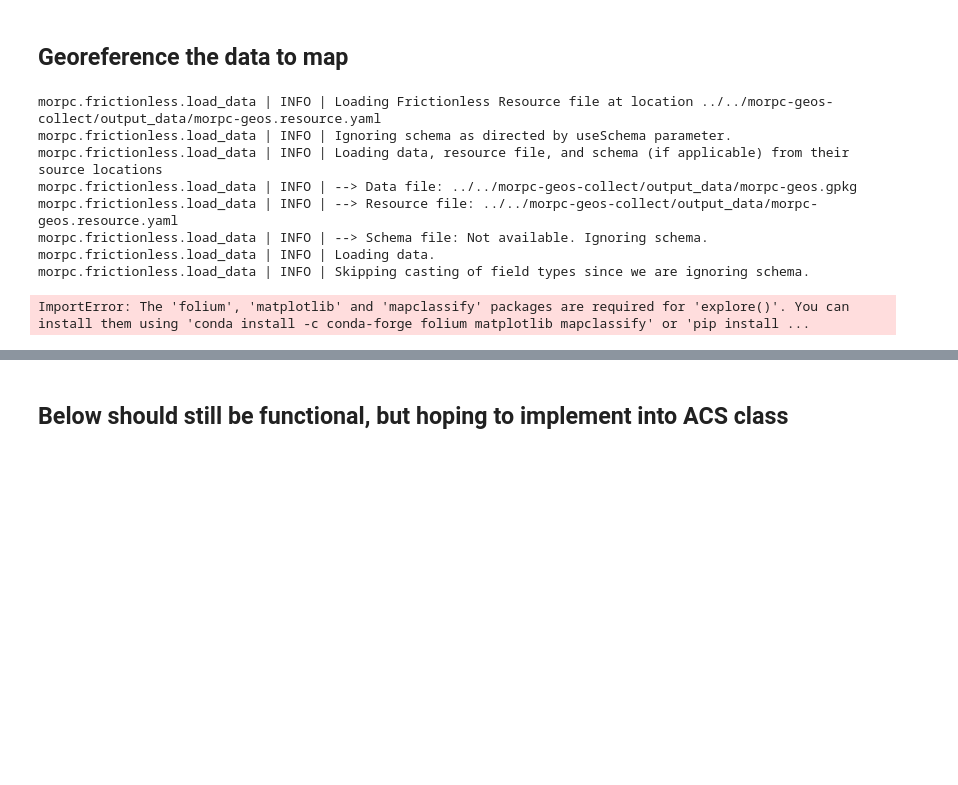
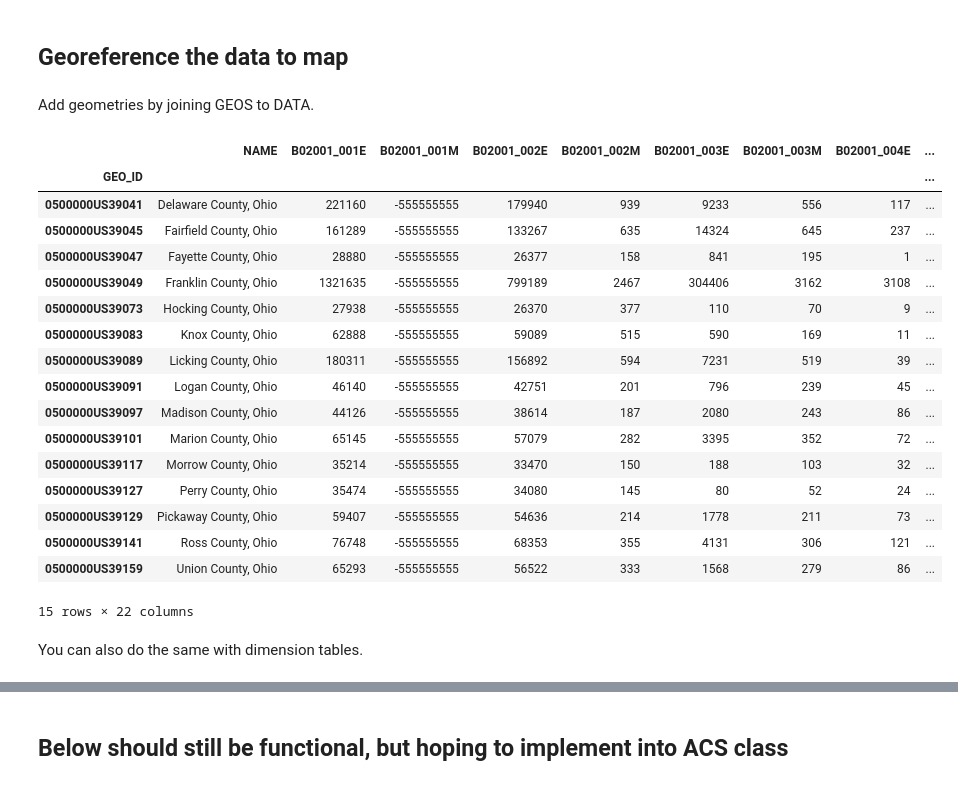
Before and after one commit to morpc/morpc-py, a Jupyter notebook: docs/07-morpc-census-demo.ipynb, the cells around one changed output, grey strips where cells are left out. Drawn from its saved outputs; the diff is of its cells as text; code cells hidden in the pictures; blank space fills up the shorter version.

Commit message:
adding georeference and percentage tables

```diff
--- a/docs/07-morpc-census-demo.ipynb
+++ b/docs/07-morpc-census-demo.ipynb
@@ -122,17 +130,27 @@ morpc.frictionless.load_data | INFO | Loading data.
 # %% [markdown]
 ## Georeference the data to map
+# %% [markdown]
+Add geometries by joining GEOS to DATA.
 # %%
-acs = acs.georeference()
+acs.DATA.join(acs.GEOS)
 # %% [output]
+|  | NAME | B02001_001E | B02001_001M | B02001_002E | B02001_002M | B02001_003E | B02001_003M | B02001_004E | ... |
+| GEO_ID |  |  |  |  |  |  |  |  | ... |
+| 0500000US39041 | Delaware County, Ohio | 221160 | -555555555 | 179940 | 939 | 9233 | 556 | 117 | ... |
+| 0500000US39045 | Fairfield County, Ohio | 161289 | -555555555 | 133267 | 635 | 14324 | 645 | 237 | ... |
+| 0500000US39047 | Fayette County, Ohio | 28880 | -555555555 | 26377 | 158 | 841 | 195 | 1 | ... |
+| 0500000US39049 | Franklin County, Ohio | 1321635 | -555555555 | 799189 | 2467 | 304406 | 3162 | 3108 | ... |
+| 0500000US39073 | Hocking County, Ohio | 27938 | -555555555 | 26370 | 377 | 110 | 70 | 9 | ... |
+| 0500000US39083 | Knox County, Ohio | 62888 | -555555555 | 59089 | 515 | 590 | 169 | 11 | ... |
+| 0500000US39089 | Licking County, Ohio | 180311 | -555555555 | 156892 | 594 | 7231 | 519 | 39 | ... |
+| 0500000US39091 | Logan County, Ohio | 46140 | -555555555 | 42751 | 201 | 796 | 239 | 45 | ... |
+| 0500000US39097 | Madison County, Ohio | 44126 | -555555555 | 38614 | 187 | 2080 | 243 | 86 | ... |
+| 0500000US39101 | Marion County, Ohio | 65145 | -555555555 | 57079 | 282 | 3395 | 352 | 72 | ... |
+| 0500000US39117 | Morrow County, Ohio | 35214 | -555555555 | 33470 | 150 | 188 | 103 | 32 | ... |
+| 0500000US39127 | Perry County, Ohio | 35474 | -555555555 | 34080 | 145 | 80 | 52 | 24 | ... |
+| 0500000US39129 | Pickaway County, Ohio | 59407 | -555555555 | 54636 | 214 | 1778 | 211 | 73 | ... |
+| 0500000US39141 | Ross County, Ohio | 76748 | -555555555 | 68353 | 355 | 4131 | 306 | 121 | ... |
+| 0500000US39159 | Union County, Ohio | 65293 | -555555555 | 56522 | 333 | 1568 | 279 | 86 | ... |
-morpc.frictionless.load_data | INFO | Loading Frictionless Resource file at location ../../morpc-geos-collect/output_data/morpc-geos.resource.yaml
-morpc.frictionless.load_data | INFO | Ignoring schema as directed by useSchema parameter.
-morpc.frictionless.load_data | INFO | Loading data, resource file, and schema (if applicable) from their source locations
-morpc.frictionless.load_data | INFO | --> Data file: ../../morpc-geos-collect/output_data/morpc-geos.gpkg
-morpc.frictionless.load_data | INFO | --> Resource file: ../../morpc-geos-collect/output_data/morpc-geos.resource.yaml
-morpc.frictionless.load_data | INFO | --> Schema file: Not available. Ignoring schema.
-morpc.frictionless.load_data | INFO | Loading data.
-morpc.frictionless.load_data | INFO | Skipping casting of field types since we are ignoring schema.
+15 rows × 22 columns
-# %%
-acs.DATA.explore(column='B02001_001E')
-# %% [output]
-ImportError: The 'folium', 'matplotlib' and 'mapclassify' packages are required for 'explore()'. You can install them using 'conda install -c conda-forge folium matplotlib mapclassify' or 'pip install ...
+# %% [markdown]
+You can also do the same with dimension tables.
```
Also changed, not shown: parts of 6 cells of this notebook, 1 other file.
